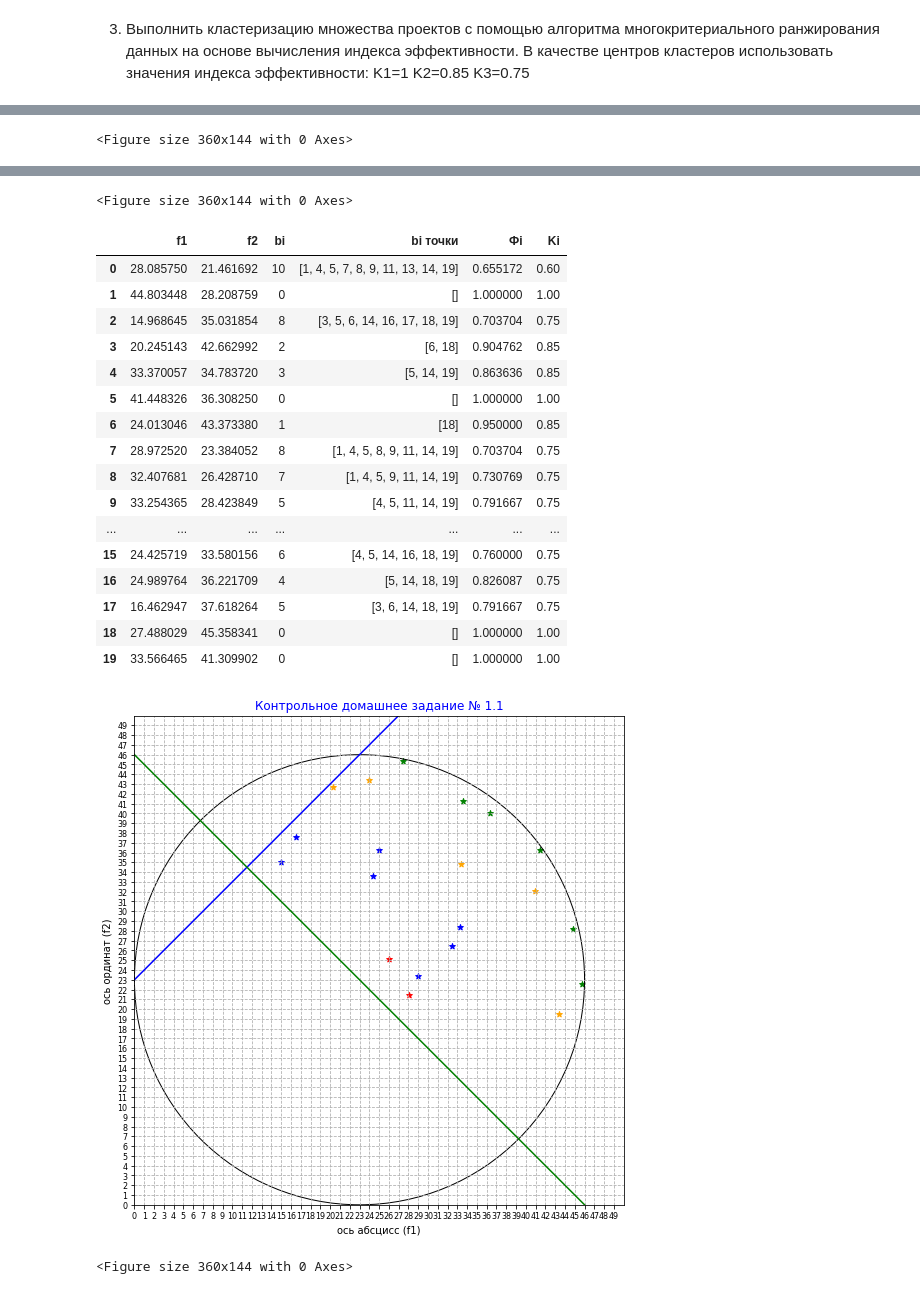
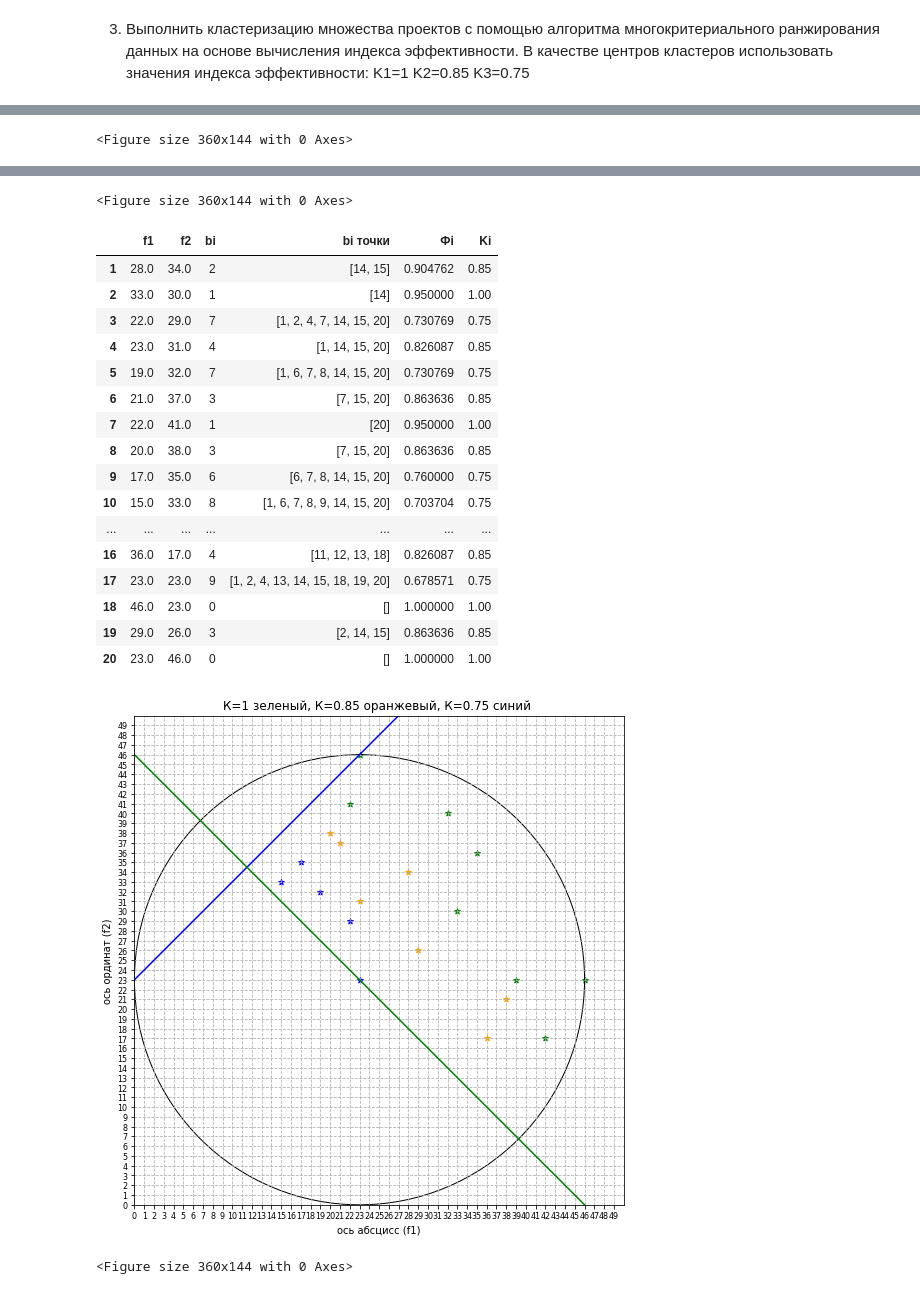
Before and after one commit to PolyanskayaP/FMMRAZ_6sem, a Jupyter notebook: Lab1_fmmraz.ipynb, the cells around one changed output, grey strips where cells are left out. Drawn from its saved outputs; the diff is of its cells as text; code cells hidden in the pictures.

```diff
--- a/Lab1_fmmraz.ipynb
+++ b/Lab1_fmmraz.ipynb
@@ -47,9 +43,17 @@ def gener_f1_f2(nach, kon, kolvo):
 #print(F1)
 #print(F2)
 # %%
-def draw_vse(F1, F2):
+def draw_vse(F1, F2, KOLVO):
     import matplotlib.pyplot as plt
+    '''
+    annotations=[]
+    for i in range(KOLVO):
+        f = 'F'+str(i+1)
+        annotations.append(f)
 
+    for i, label in enumerate(annotations):
+        plt.annotate(label, (F1[i], F2[i]))
+    '''
     fig = plt.figure(figsize=((15,9)))
     ax = fig.add_subplot(111)
 
@@ -80,7 +84,7 @@ def draw_vse(F1, F2):
 
     ax.set_xlim([0, 50])
     ax.set_ylim([0, 50])
-    ax.set_title('Контрольное домашнее задание № 1.1', color = 'blue', size = 12)
+    ax.set_title('Контрольное домашнее задание № 1.1', color = 'black', size = 12)
     ax.set_xlabel('ось абcцисc (f1)')
     ax.set_ylabel('ось ординат (f2)')
 
@@ -166,7 +170,7 @@ def draw_pareto(PARE1, PARE2, NOT_PARE1, NOT_PARE2):
 
     ax.set_xlim([0, 50])
     ax.set_ylim([0, 50])
-    ax.set_title('Контрольное домашнее задание № 1.1', color = 'blue', size = 12)
+    ax.set_title('Точки Парето выделены зелёным', color = 'black', size = 12)
     ax.set_xlabel('ось абcцисc (f1)')
     ax.set_ylabel('ось ординат (f2)')
 
@@ -250,7 +270,7 @@ def draw_cluster(F1, F2, KOLVO):
     ax.scatter(KL1[0], KL1[1], color = 'green', marker = '*')  #точки
     ax.scatter(KL8[0], KL8[1], color = 'orange', marker = '*')  #точки
     ax.scatter(KL7[0], KL7[1], color = 'blue', marker = '*')  #точки
-    ax.scatter(KL6[0], KL6[1], color = 'red', marker = '*')  #точки
+    #ax.scatter(KL6[0], KL6[1], color = 'red', marker = '*')  #точки
 
     cc = plt.Circle(( 23 , 23 ), 23, color='k', fill=False )
     ax.set_aspect(1)  #чтобы ровненько было, не вытянуто
@@ -271,7 +291,7 @@ def draw_cluster(F1, F2, KOLVO):
 
     ax.set_xlim([0, 50])
     ax.set_ylim([0, 50])
-    ax.set_title('Контрольное домашнее задание № 1.1', color = 'blue', size = 12)
+    ax.set_title('К=1 зеленый, К=0.85 оранжевый, К=0.75 синий ', color = 'black', size = 12)
     ax.set_xlabel('ось абcцисc (f1)')
     ax.set_ylabel('ось ординат (f2)')
 
@@ -280,8 +300,23 @@ def draw_cluster(F1, F2, KOLVO):
 
     plt.show()
 # %%
-F1, F2 = gener_f1_f2(NACH, KON, KOLVO)
-draw_vse(F1, F2)
+from numpy.lib.nanfunctions import nancumsum
+from random import uniform
+import numpy as np
+
+n=23 #не всегда
+NACH=11.5
+KON=46
+KOLVO=20
+
+print("0:готовый пример")
+print("1:рандомная генерация")
+v = int(input())
+if v:
+    F1, F2 = gener_f1_f2(NACH, KON, KOLVO)
+elif v==0:
+    F1, F2 = gotov_f()
+draw_vse(F1, F2, KOLVO)
 PARE1, PARE2, NOT_PARE1, NOT_PARE2 = find_pareto(F1, F2, KOLVO)
 draw_pareto(PARE1, PARE2, NOT_PARE1, NOT_PARE2)
 draw_cluster(F1, F2, KOLVO)
@@ -290 +328 @@ draw_cluster(F1, F2, KOLVO)
-<Figure size 360x144 with 0 Axes>
+<Figure size 360x144 with 0 Axes>
@@ -292,20 +330,20 @@ draw_cluster(F1, F2, KOLVO)
-<Figure size 360x144 with 0 Axes>
+<Figure size 360x144 with 0 Axes>
 |  | f1 | f2 | bi | bi точки | Фi | Ki |
-| 0 | 28.085750 | 21.461692 | 10 | [1, 4, 5, 7, 8, 9, 11, 13, 14, 19] | 0.655172 | 0.60 |
-| 1 | 44.803448 | 28.208759 | 0 | [] | 1.000000 | 1.00 |
-| 2 | 14.968645 | 35.031854 | 8 | [3, 5, 6, 14, 16, 17, 18, 19] | 0.703704 | 0.75 |
-| 3 | 20.245143 | 42.662992 | 2 | [6, 18] | 0.904762 | 0.85 |
-| 4 | 33.370057 | 34.783720 | 3 | [5, 14, 19] | 0.863636 | 0.85 |
-| 5 | 41.448326 | 36.308250 | 0 | [] | 1.000000 | 1.00 |
-| 6 | 24.013046 | 43.373380 | 1 | [18] | 0.950000 | 0.85 |
-| 7 | 28.972520 | 23.384052 | 8 | [1, 4, 5, 8, 9, 11, 14, 19] | 0.703704 | 0.75 |
-| 8 | 32.407681 | 26.428710 | 7 | [1, 4, 5, 9, 11, 14, 19] | 0.730769 | 0.75 |
-| 9 | 33.254365 | 28.423849 | 5 | [4, 5, 11, 14, 19] | 0.791667 | 0.75 |
+| 1 | 28.0 | 34.0 | 2 | [14, 15] | 0.904762 | 0.85 |
+| 2 | 33.0 | 30.0 | 1 | [14] | 0.950000 | 1.00 |
+| 3 | 22.0 | 29.0 | 7 | [1, 2, 4, 7, 14, 15, 20] | 0.730769 | 0.75 |
+| 4 | 23.0 | 31.0 | 4 | [1, 14, 15, 20] | 0.826087 | 0.85 |
+| 5 | 19.0 | 32.0 | 7 | [1, 6, 7, 8, 14, 15, 20] | 0.730769 | 0.75 |
+| 6 | 21.0 | 37.0 | 3 | [7, 15, 20] | 0.863636 | 0.85 |
+| 7 | 22.0 | 41.0 | 1 | [20] | 0.950000 | 1.00 |
+| 8 | 20.0 | 38.0 | 3 | [7, 15, 20] | 0.863636 | 0.85 |
+| 9 | 17.0 | 35.0 | 6 | [6, 7, 8, 14, 15, 20] | 0.760000 | 0.75 |
+| 10 | 15.0 | 33.0 | 8 | [1, 6, 7, 8, 9, 14, 15, 20] | 0.703704 | 0.75 |
 | ... | ... | ... | ... | ... | ... | ... |
-| 15 | 24.425719 | 33.580156 | 6 | [4, 5, 14, 16, 18, 19] | 0.760000 | 0.75 |
-| 16 | 24.989764 | 36.221709 | 4 | [5, 14, 18, 19] | 0.826087 | 0.75 |
-| 17 | 16.462947 | 37.618264 | 5 | [3, 6, 14, 18, 19] | 0.791667 | 0.75 |
-| 18 | 27.488029 | 45.358341 | 0 | [] | 1.000000 | 1.00 |
-| 19 | 33.566465 | 41.309902 | 0 | [] | 1.000000 | 1.00 |
+| 16 | 36.0 | 17.0 | 4 | [11, 12, 13, 18] | 0.826087 | 0.85 |
+| 17 | 23.0 | 23.0 | 9 | [1, 2, 4, 13, 14, 15, 18, 19, 20] | 0.678571 | 0.75 |
+| 18 | 46.0 | 23.0 | 0 | [] | 1.000000 | 1.00 |
+| 19 | 29.0 | 26.0 | 3 | [2, 14, 15] | 0.863636 | 0.85 |
+| 20 | 23.0 | 46.0 | 0 | [] | 1.000000 | 1.00 |
-[figure, old version]
+[figure, new version]
-<Figure size 360x144 with 0 Axes>
+<Figure size 360x144 with 0 Axes>
```
Also changed, not shown: parts of 3 cells of this notebook.
